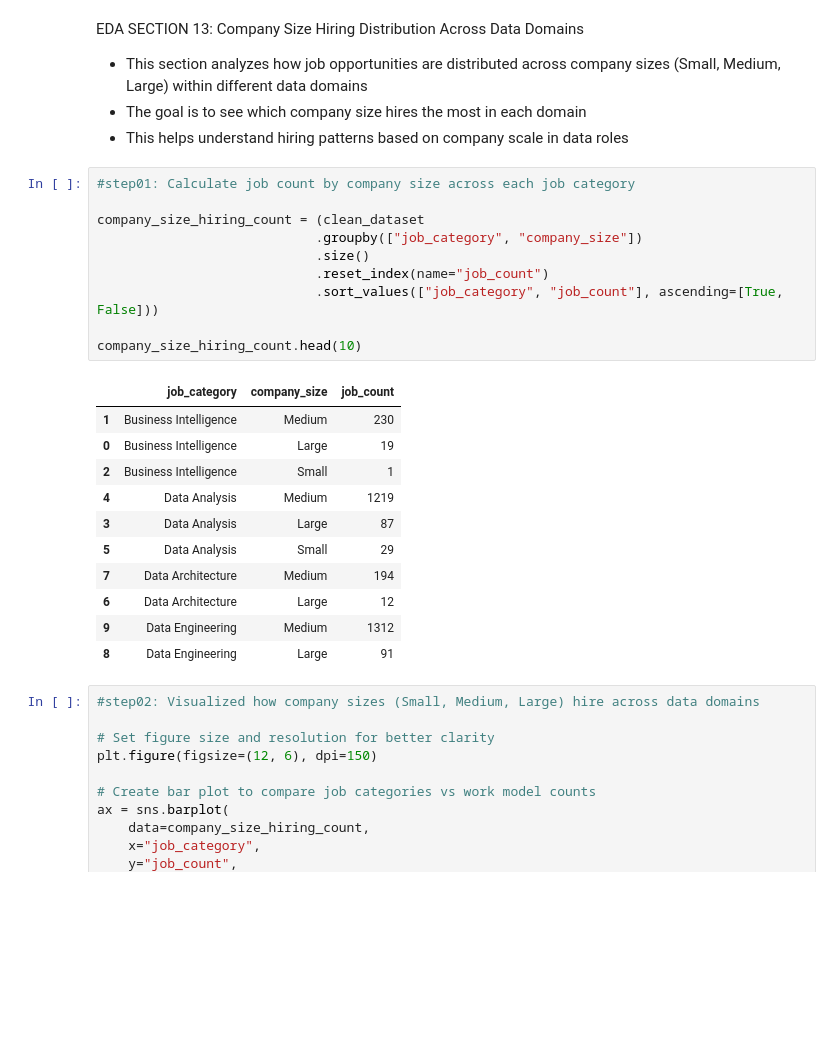
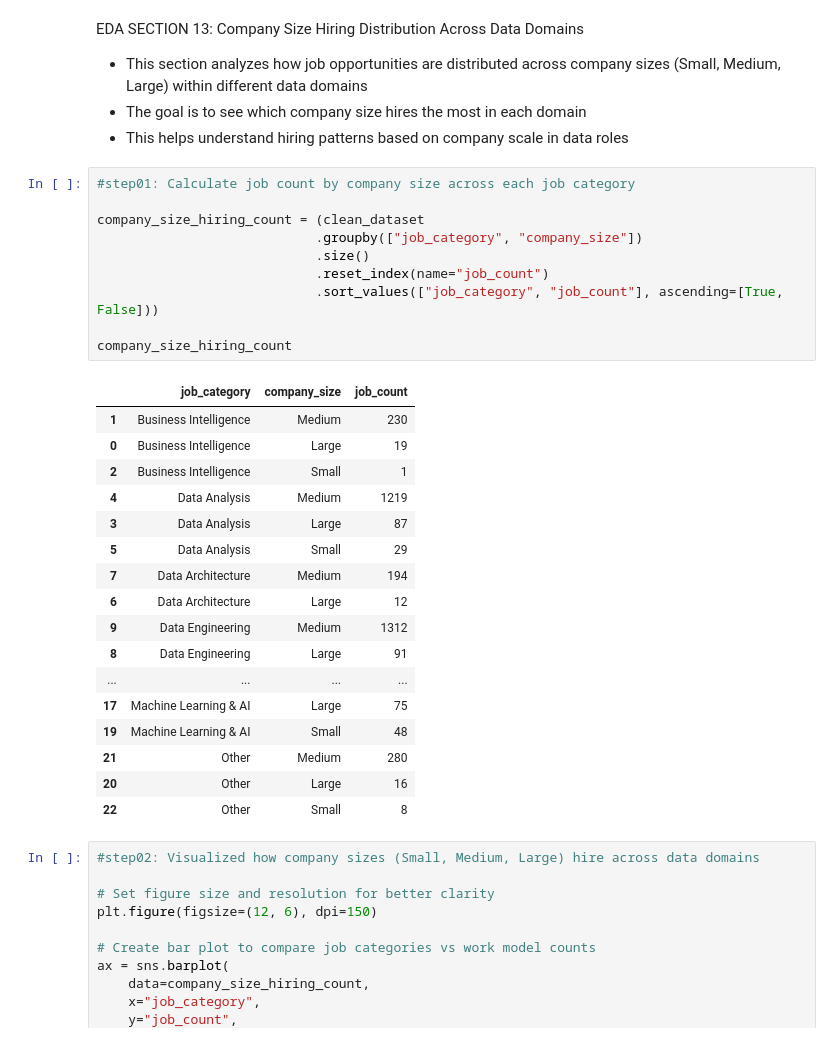
Before and after one commit to Chauhanekta21/Data_Job_Market_Analysis, a Jupyter notebook: main_file.ipynb, the cells around one changed output. Saved outputs shown, nothing was run; the diff lists cells and outputs as text; blank space fills up the shorter version.

Commit message:
Added key insights for EDA Section 13 on company size hiring distribution

```diff
--- a/main_file.ipynb
+++ b/main_file.ipynb
@@ -1591,25 +1597,31 @@ EDA SECTION 13: Company Size Hiring Distribution Across Data Domains
 # %%
 #step01: Calculate job count by company size across each job category
 
 company_size_hiring_count = (clean_dataset
                             .groupby(["job_category", "company_size"])
                             .size()
                             .reset_index(name="job_count")
                             .sort_values(["job_category", "job_count"], ascending=[True, False]))
 
-company_size_hiring_count.head(10)
+company_size_hiring_count
 # %% [output]
 |  | job_category | company_size | job_count |
 | 1 | Business Intelligence | Medium | 230 |
 | 0 | Business Intelligence | Large | 19 |
 | 2 | Business Intelligence | Small | 1 |
 | 4 | Data Analysis | Medium | 1219 |
 | 3 | Data Analysis | Large | 87 |
 | 5 | Data Analysis | Small | 29 |
 | 7 | Data Architecture | Medium | 194 |
 | 6 | Data Architecture | Large | 12 |
 | 9 | Data Engineering | Medium | 1312 |
 | 8 | Data Engineering | Large | 91 |
+| ... | ... | ... | ... |
+| 17 | Machine Learning & AI | Large | 75 |
+| 19 | Machine Learning & AI | Small | 48 |
+| 21 | Other | Medium | 280 |
+| 20 | Other | Large | 16 |
+| 22 | Other | Small | 8 |
 # %%
 #step02: Visualized how company sizes (Small, Medium, Large) hire across data domains
 
```
Also changed, not shown: parts of 2 cells of this notebook.
